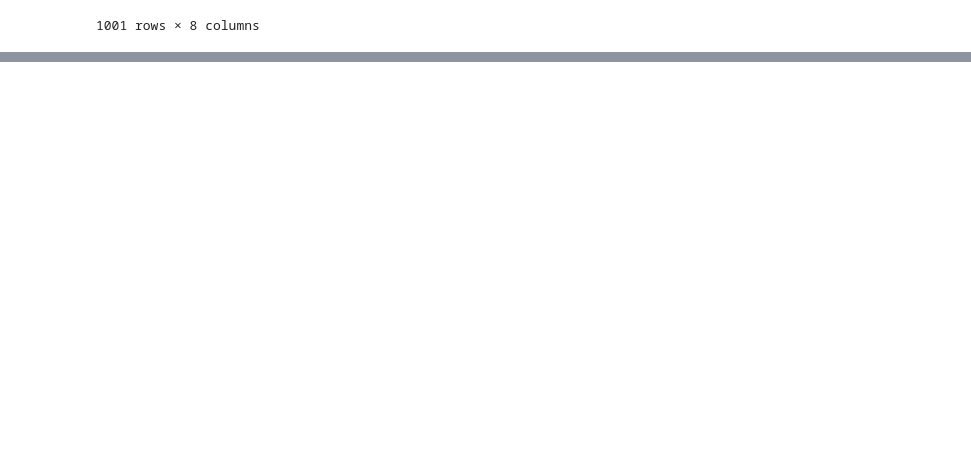
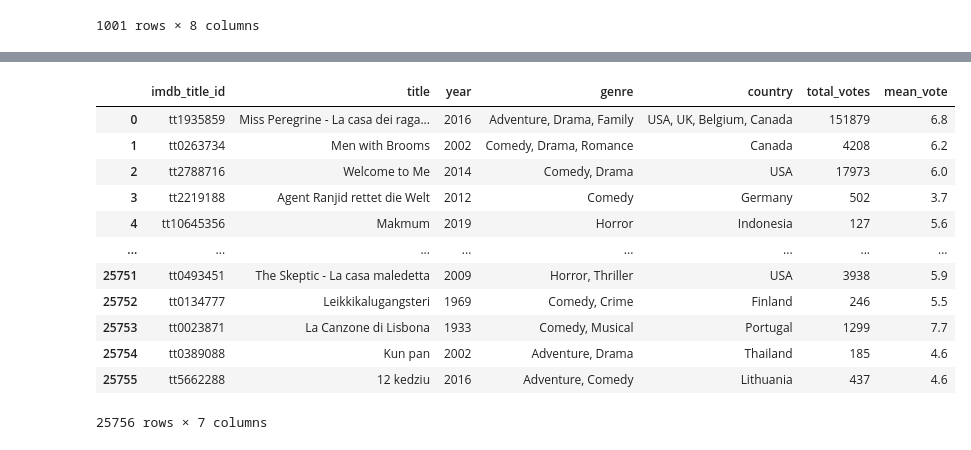
Before and after one commit to AliNuriev/oc-and-c-preps, a Jupyter notebook: Merging and Concatenating DataFrames.ipynb, the cells around one changed output, grey strips where cells are left out. Saved outputs shown, nothing was run; the diff lists cells and outputs as text; code cells hidden in the pictures; blank space fills up the shorter version.

```diff
--- a/Merging and Concatenating DataFrames.ipynb
+++ b/Merging and Concatenating DataFrames.ipynb
@@ -312,3 +312,6 @@ df_movies_copy.merge(df_ratings, on = "imdb_title_id", how = "outer", indicator
 | 56816 | tt1234567890 | True to the Navy | 1930 | Action, Comedy, Romance | USA | NaN | NaN | left_only |
 | 56817 | tt1234567890 | The Truth About Youth | 1930 | Drama, Romance | USA | NaN | NaN | left_only |
 1001 rows × 8 columns
+# %%
+df_ratings_copy = df_ratings.sample(frac = 0.3)
+df_ratings_copy
@@ -314,0 +332,16 @@ df_movies_copy.merge(df_ratings, on = "imdb_title_id", how = "outer", indicator
+# %%
+df_movies.merge(df_ratings_copy, on = "imdb_title_id", how = "right")
+# %% [output]
+|  | imdb_title_id | title | year | genre | country | total_votes | mean_vote |
+| 0 | tt1935859 | Miss Peregrine - La casa dei raga... | 2016 | Adventure, Drama, Family | USA, UK, Belgium, Canada | 151879 | 6.8 |
+| 1 | tt0263734 | Men with Brooms | 2002 | Comedy, Drama, Romance | Canada | 4208 | 6.2 |
+| 2 | tt2788716 | Welcome to Me | 2014 | Comedy, Drama | USA | 17973 | 6.0 |
+| 3 | tt2219188 | Agent Ranjid rettet die Welt | 2012 | Comedy | Germany | 502 | 3.7 |
+| 4 | tt10645356 | Makmum | 2019 | Horror | Indonesia | 127 | 5.6 |
+| ... | ... | ... | ... | ... | ... | ... | ... |
+| 25751 | tt0493451 | The Skeptic - La casa maledetta | 2009 | Horror, Thriller | USA | 3938 | 5.9 |
+| 25752 | tt0134777 | Leikkikalugangsteri | 1969 | Comedy, Crime | Finland | 246 | 5.5 |
+| 25753 | tt0023871 | La Canzone di Lisbona | 1933 | Comedy, Musical | Portugal | 1299 | 7.7 |
+| 25754 | tt0389088 | Kun pan | 2002 | Adventure, Drama | Thailand | 185 | 4.6 |
+| 25755 | tt5662288 | 12 kedziu | 2016 | Adventure, Comedy | Lithuania | 437 | 4.6 |
+25756 rows × 7 columns
```
Also changed, not shown: parts of 3 cells of this notebook.
